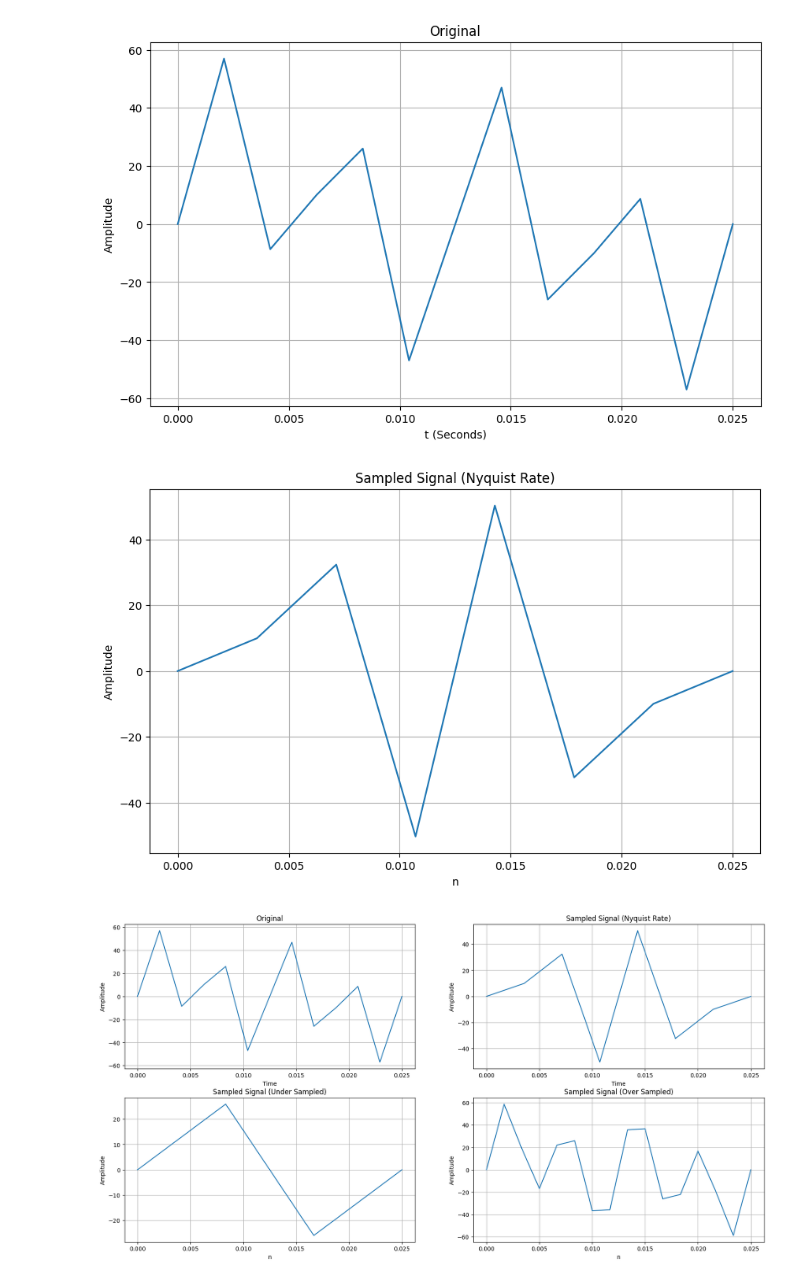
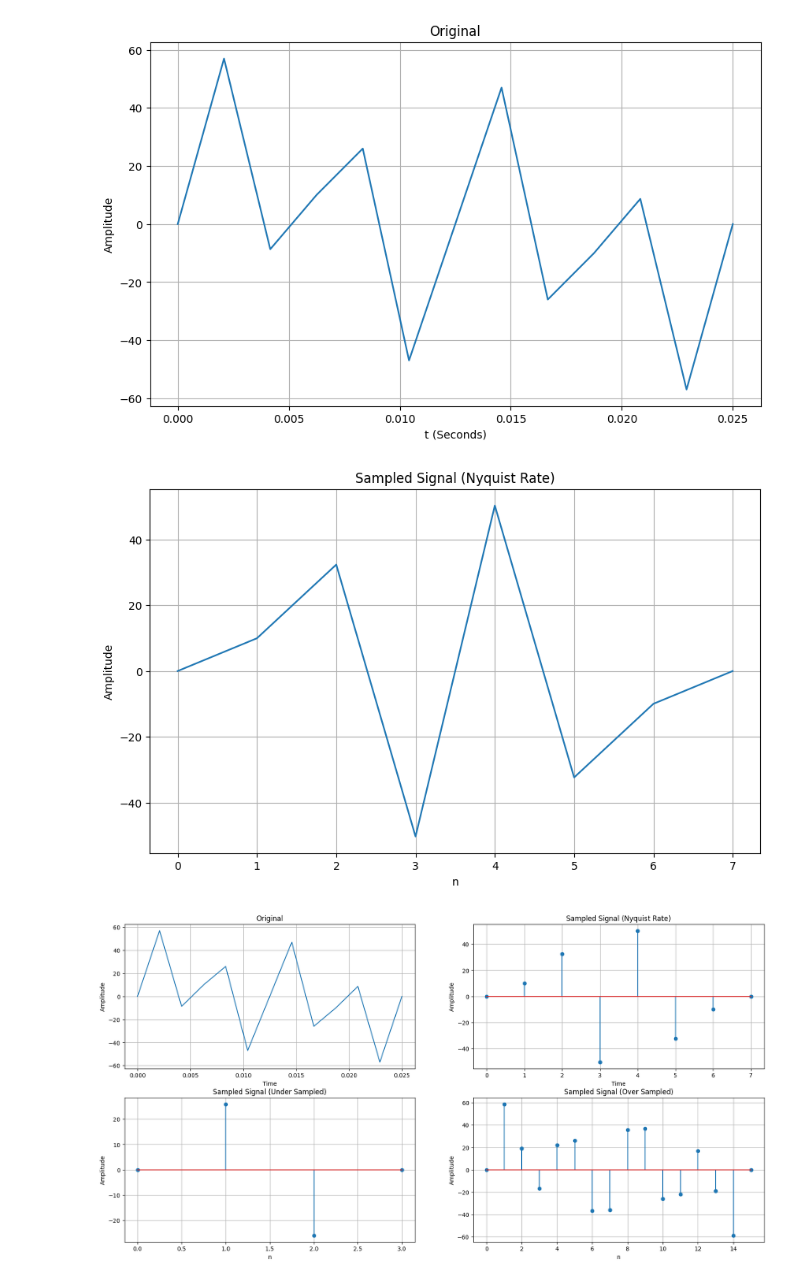
Before and after one commit to mdhasnainali/CSE3222-Digital_Signal_Peocessing_Lab, a Jupyter notebook: 6_lab_test.ipynb, the cells around one changed output. Drawn from its saved outputs; the diff is of its cells as text; code cells hidden in the pictures.

```diff
--- a/6_lab_test.ipynb
+++ b/6_lab_test.ipynb
@@ -21,18 +21,18 @@ plt.grid()
 # %%
 fs = 8  # 320 * 0.025
 n_nyquist = np.linspace(0, 0.025, fs)
-y_nyquist = 10 * np.sin(2 * np.pi * 40 * t_nyquist) + 20 * \
-    np.sin(2 * np.pi * 80 * t_nyquist) + 40 * \
-    np.sin(2 * np.pi * 160 * t_nyquist)
+y_nyquist = 10 * np.sin(2 * np.pi * 40 * n_nyquist) + 20 * \
+    np.sin(2 * np.pi * 80 * n_nyquist) + 40 * \
+    np.sin(2 * np.pi * 160 * n_nyquist)
 
 plt.figure(figsize=(10, 6))
-plt.plot(t_nyquist, y_nyquist)
+plt.plot(y_nyquist)
 plt.title("Sampled Signal (Nyquist Rate)")
 plt.ylabel("Amplitude")
 plt.xlabel("n")
 plt.grid()
 # %% [output]
-[figure, old version]
+[figure, new version]
 # %%
 plt.figure(figsize=(20,10))
 plt.subplot(2,2,1)
@@ -43,7 +43,7 @@ plt.title("Original")
 plt.grid()
 
 plt.subplot(2, 2, 2)
-plt.plot(n_nyquist, y_nyquist)
+plt.stem(y_nyquist)
 plt.ylabel("Amplitude")
 plt.xlabel("Time")
 plt.title("Sampled Signal (Nyquist Rate)")
@@ -51,36 +51,36 @@ plt.grid()
 
 
 # Under Sampled
 fs = 4
 n_under = np.linspace(0, 0.025, fs)
 y_under = 10 * np.sin(2 * np.pi * 40 * n_under) + 20 * \
     np.sin(2 * np.pi * 80 * n_under) + 40 * \
     np.sin(2 * np.pi * 160 * n_under)
 
 
 plt.subplot(2, 2, 3)
-plt.plot(n_under, y_under)
+plt.stem(y_under)
 plt.title("Sampled Signal (Under Sampled)")
 plt.ylabel("Amplitude")
 plt.xlabel("n")
 plt.grid()
 
 
 # Over Sampled
 fs = 16
 n_over = np.linspace(0, 0.025, fs)
 y_over = 10 * np.sin(2 * np.pi * 40 * n_over) + 20 * \
     np.sin(2 * np.pi * 80 * n_over) + 40 * \
     np.sin(2 * np.pi * 160 * n_over)
 
 plt.subplot(2, 2, 4)
-plt.plot(n_over, y_over)
+plt.stem(y_over)
 plt.ylabel("Amplitude")
 plt.xlabel("n")
 plt.title("Sampled Signal (Over Sampled)")
 plt.grid()
 # %% [output]
-[figure, old version]
+[figure, new version]
 # %%
 def dft(x):
     N = len(x)
```
Also changed, not shown: parts of 2 cells of this notebook.
